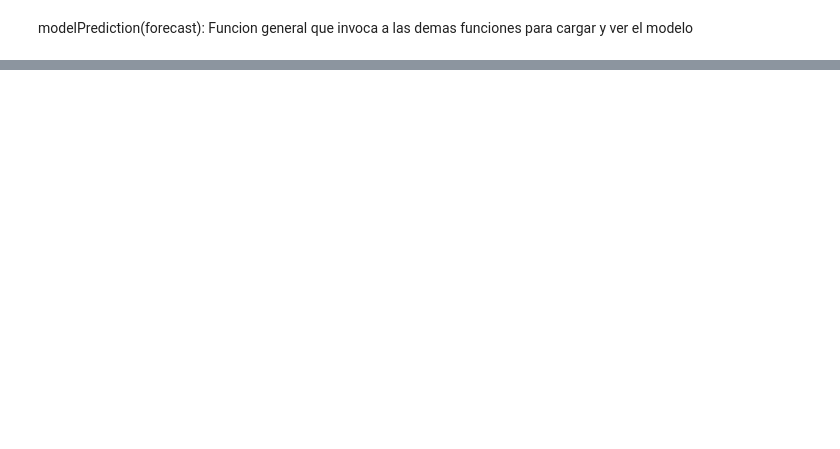
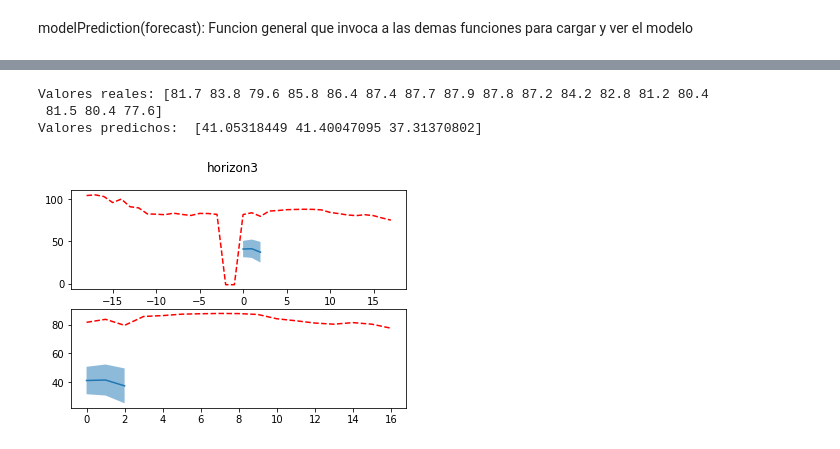
Before and after one commit to Miguel-Antonm/deploy_DL_space_weather_forecast, a Jupyter notebook: nbs/02_load_model.ipynb, the cells around one changed output, grey strips where cells are left out. Drawn from its saved outputs; the diff is of its cells as text; code cells hidden in the pictures; blank space fills up the shorter version.

```diff
--- a/nbs/02_load_model.ipynb
+++ b/nbs/02_load_model.ipynb
@@ -259,0 +286,9 @@ def showModel(horizon,normal):
+# %%
+"""
+showModel2(3,datetime.datetime(2020,12,18))
+"""
+# %% [output]
+Valores reales: [81.7 83.8 79.6 85.8 86.4 87.4 87.7 87.9 87.8 87.2 84.2 82.8 81.2 80.4
+ 81.5 80.4 77.6]
+Valores predichos:  [41.05318449 41.40047095 37.31370802]
+[figure, added]
```
Also changed, not shown: parts of 36 cells of this notebook, 43 other files.
